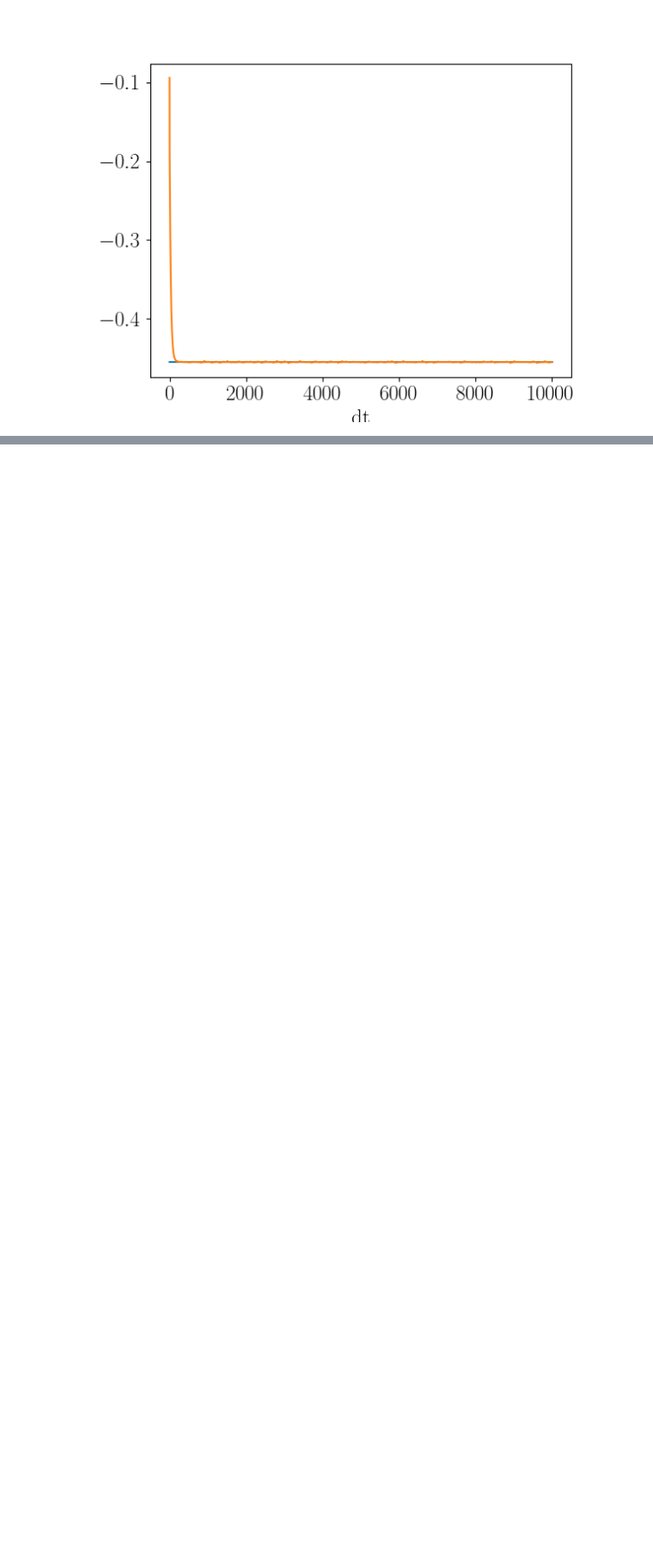
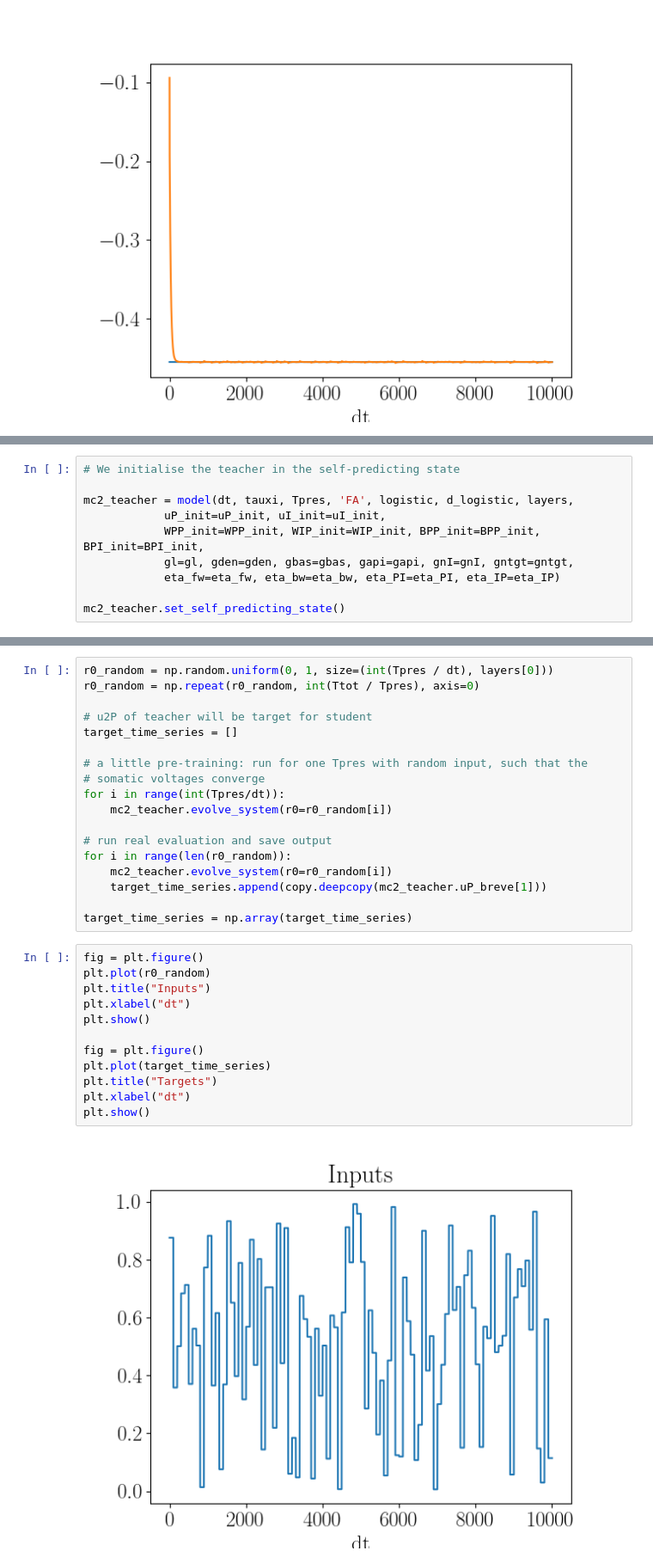
Before and after one commit to kma-code/Phaseless-Alignment-Learning, a Jupyter notebook: RtDeep/RtDeep simple demo.ipynb, the cells around one changed output, grey strips where cells are left out. Shown at 86% size. Cells and saved outputs as stored; diff of their text form; blank space fills up the shorter version.

```diff
--- a/RtDeep/RtDeep simple demo.ipynb
+++ b/RtDeep/RtDeep simple demo.ipynb
@@ -276,0 +333,10 @@ In order to test if the microcircuit can learn, we train a network with BP to re
+# %%
+# We initialise the teacher in the self-predicting state
+
+mc2_teacher = model(dt, tauxi, Tpres, 'FA', logistic, d_logistic, layers,
+            uP_init=uP_init, uI_init=uI_init,
+            WPP_init=WPP_init, WIP_init=WIP_init, BPP_init=BPP_init, BPI_init=BPI_init,
+            gl=gl, gden=gden, gbas=gbas, gapi=gapi, gnI=gnI, gntgt=gntgt,
+            eta_fw=eta_fw, eta_bw=eta_bw, eta_PI=eta_PI, eta_IP=eta_IP)
+
+mc2_teacher.set_self_predicting_state()
@@ -276,0 +432,32 @@ In order to test if the microcircuit can learn, we train a network with BP to re
+# %%
+r0_random = np.random.uniform(0, 1, size=(int(Tpres / dt), layers[0]))
+r0_random = np.repeat(r0_random, int(Ttot / Tpres), axis=0)
+
+# u2P of teacher will be target for student
+target_time_series = []
+
+# a little pre-training: run for one Tpres with random input, such that the
+# somatic voltages converge
+for i in range(int(Tpres/dt)):
+    mc2_teacher.evolve_system(r0=r0_random[i])
+
+# run real evaluation and save output
+for i in range(len(r0_random)):
+    mc2_teacher.evolve_system(r0=r0_random[i])
+    target_time_series.append(copy.deepcopy(mc2_teacher.uP_breve[1]))
+
+target_time_series = np.array(target_time_series)
+# %%
+fig = plt.figure()
+plt.plot(r0_random)
+plt.title("Inputs")
+plt.xlabel("dt")
+plt.show()
+
+fig = plt.figure()
+plt.plot(target_time_series)
+plt.title("Targets")
+plt.xlabel("dt")
+plt.show()
+# %% [output]
+[figure, added]
```
Also changed, not shown: parts of 79 cells of this notebook, 1 other file.
